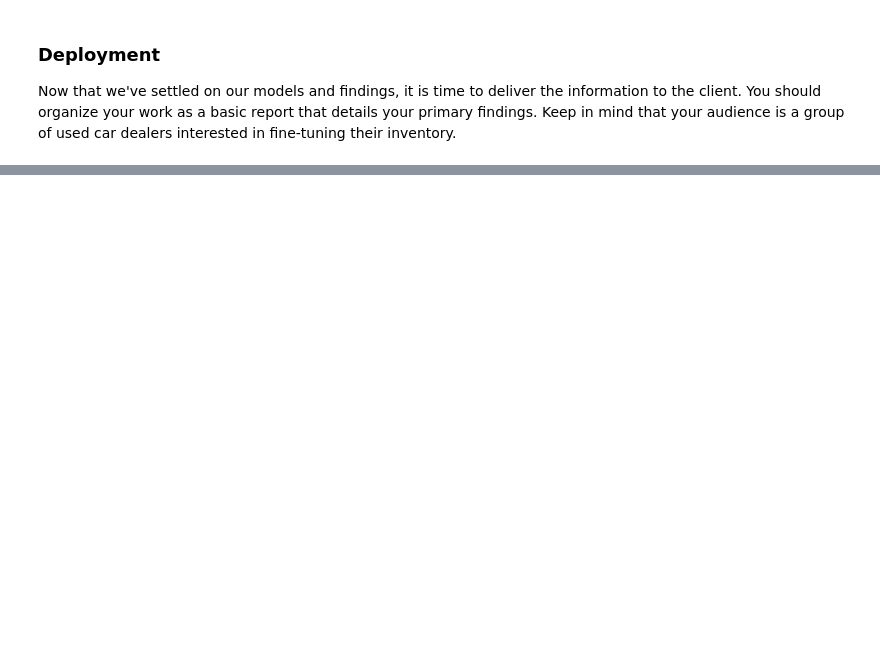
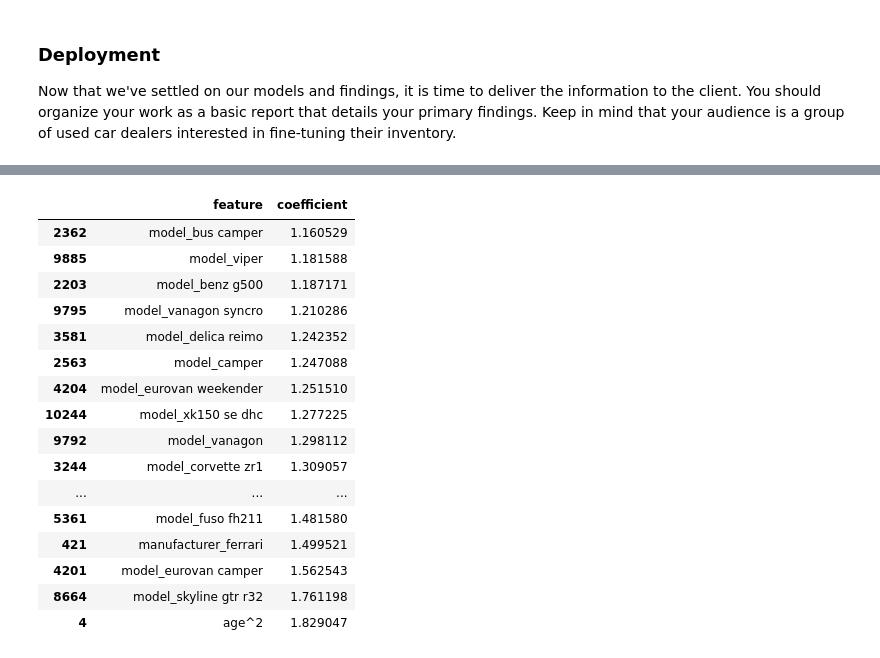
Before and after one commit to ashrivastav33/predict_car_price, a Jupyter notebook: code/predict_car_price_ashri33.ipynb, the cells around one changed output, grey strips where cells are left out. Saved outputs shown, nothing was run; the diff lists cells and outputs as text; code cells hidden in the pictures; blank space fills up the shorter version.

```diff
--- a/code/predict_car_price_ashri33.ipynb
+++ b/code/predict_car_price_ashri33.ipynb
@@ -300,0 +452,22 @@ Now that we've settled on our models and findings, it is time to deliver the inf
+# %%
+
+#getting the 20 largest positive coefficients
+coefficients.sort_values('coefficient', ascending=True).tail(20)
+# %% [output]
+|  | feature | coefficient |
+| 2362 | model_bus camper | 1.160529 |
+| 9885 | model_viper | 1.181588 |
+| 2203 | model_benz g500 | 1.187171 |
+| 9795 | model_vanagon syncro | 1.210286 |
+| 3581 | model_delica reimo | 1.242352 |
+| 2563 | model_camper | 1.247088 |
+| 4204 | model_eurovan weekender | 1.251510 |
+| 10244 | model_xk150 se dhc | 1.277225 |
+| 9792 | model_vanagon | 1.298112 |
+| 3244 | model_corvette zr1 | 1.309057 |
+| ... | ... | ... |
+| 5361 | model_fuso fh211 | 1.481580 |
+| 421 | manufacturer_ferrari | 1.499521 |
+| 4201 | model_eurovan camper | 1.562543 |
+| 8664 | model_skyline gtr r32 | 1.761198 |
+| 4 | age^2 | 1.829047 |
```
Also changed, not shown: parts of 20 cells of this notebook.
